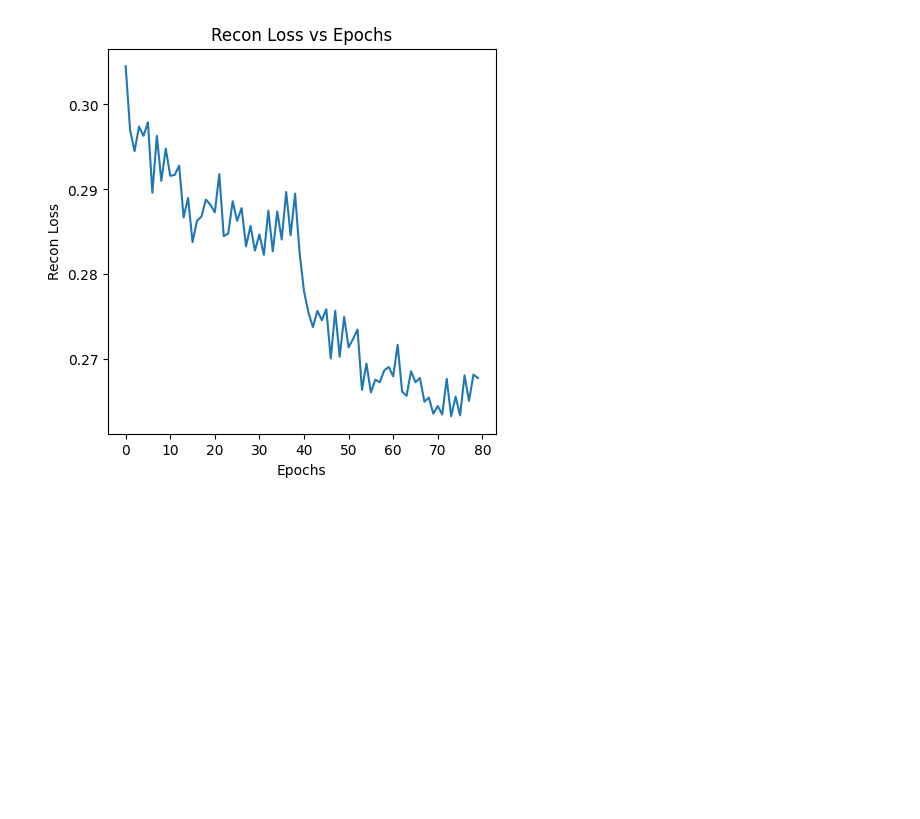
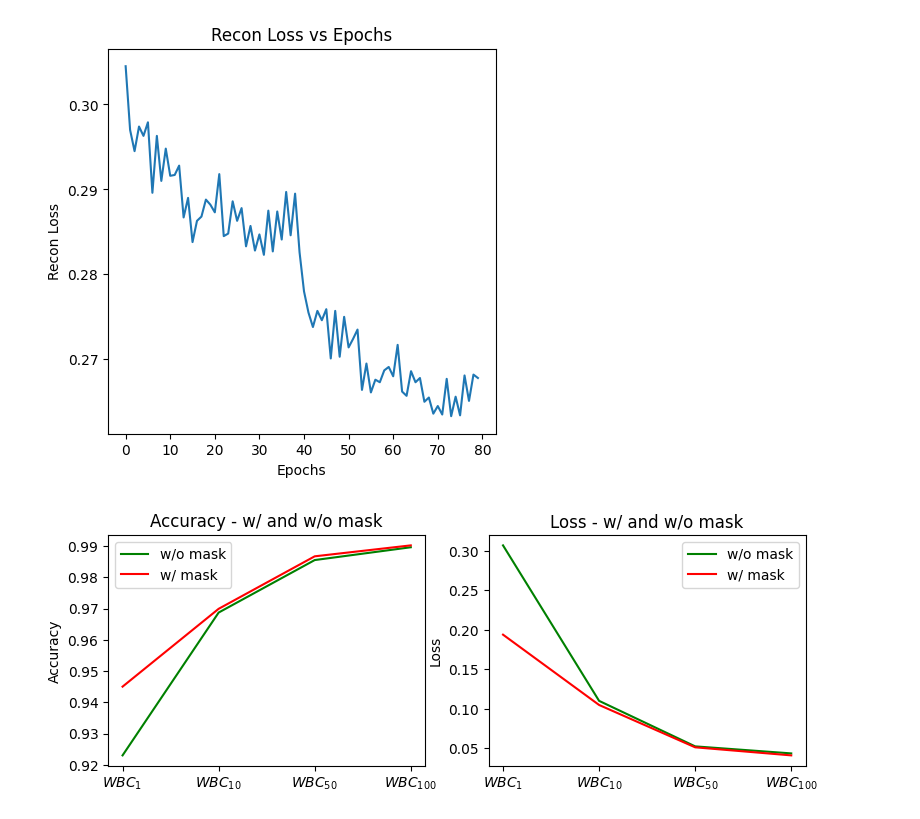
Before and after one commit to Nauw1010/cs5242proj, a Jupyter notebook: imgs/Untitled.ipynb, the cells around one changed output. Drawn from its saved outputs; the diff is of its cells as text; code cells hidden in the pictures; blank space fills up the shorter version.

```diff
--- a/imgs/Untitled.ipynb
+++ b/imgs/Untitled.ipynb
@@ -24,3 +24,30 @@ axarr.set_ylabel('Recon Loss')
 # %% [output]
 Text(0, 0.5, 'Recon Loss')
 [figure]
+# %%
+import matplotlib.pyplot as plt
+
+n_traindata = ['$WBC_{1}$', '$WBC_{10}$', '$WBC_{50}$', '$WBC_{100}$']
+acc = [0.923, 0.9687, 0.9855, 0.9896]
+acc_mask = [0.945, 0.9699, 0.9867, 0.9902]
+
+loss = [0.3068, 0.11, 0.0524, 0.0435]
+loss_mask = [0.1938, 0.1048, 0.0512, 0.041]
+
+
+_, axarr = plt.subplots(1,2, figsize=(9, 3))
+axarr[0].title.set_text('Accuracy - w/ and w/o mask')
+axarr[0].plot(n_traindata, acc, color='green', label='w/o mask')
+axarr[0].plot(n_traindata, acc_mask, color='red', label='w/ mask')
+axarr[0].legend()
+axarr[0].set_ylabel('Accuracy')
+
+axarr[1].title.set_text('Loss - w/ and w/o mask')
+axarr[1].plot(n_traindata, loss, color='green', label='w/o mask')
+axarr[1].plot(n_traindata, loss_mask, color='red', label='w/ mask')
+axarr[1].legend()
+axarr[1].set_ylabel('Loss')
+
+plt.show()
+# %% [output]
+[figure, added]
```
